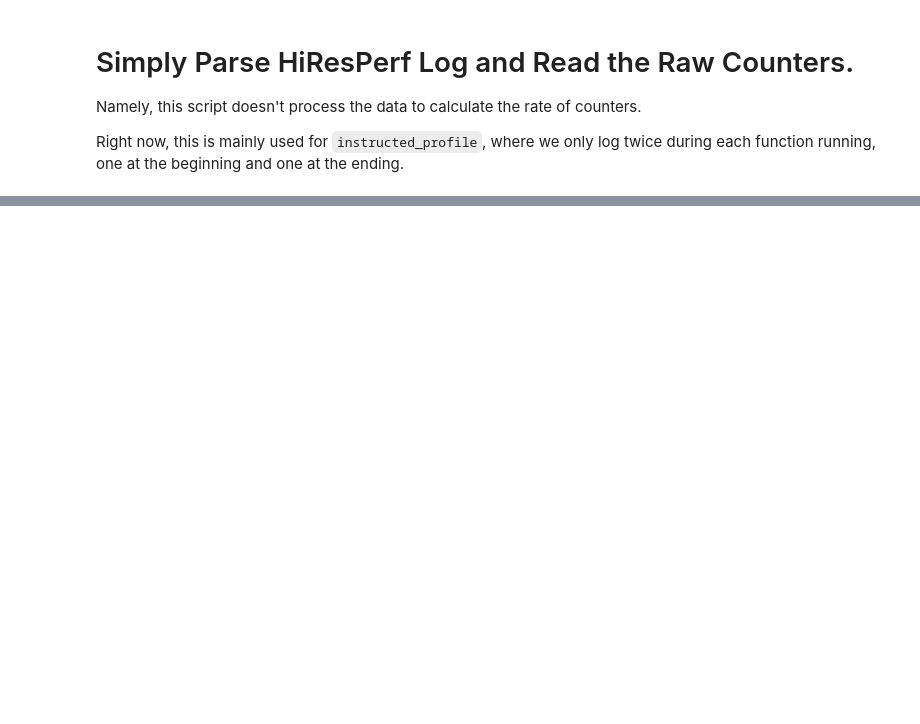
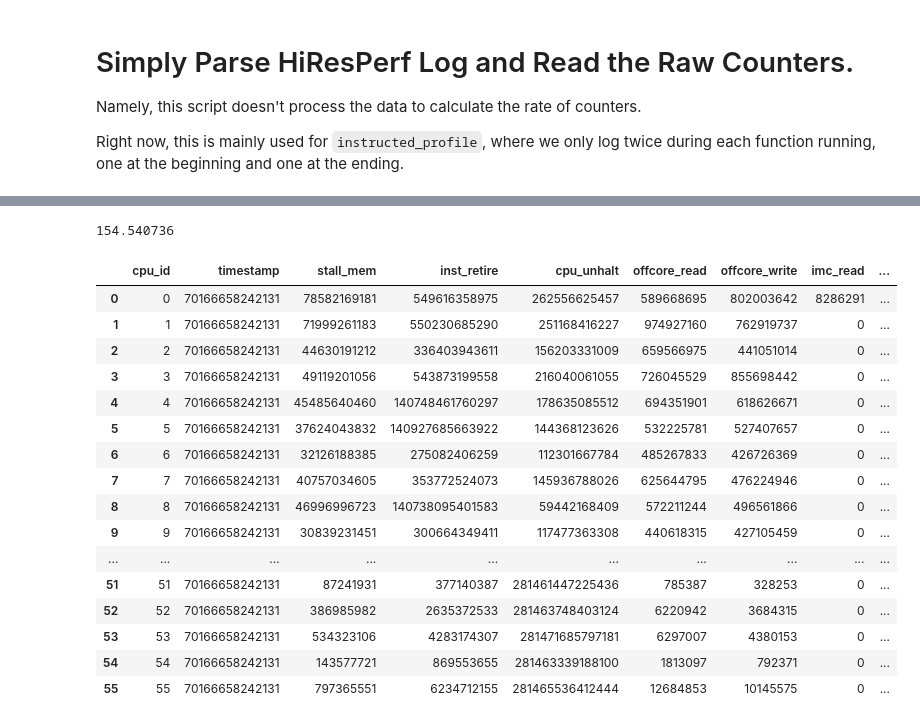
Before and after one commit to totoroyyb/hiresperf, a Jupyter notebook: parsing/parse_hrp_raw_counters.ipynb, the cells around one changed output, grey strips where cells are left out. Drawn from its saved outputs; the diff is of its cells as text; code cells hidden in the pictures; blank space fills up the shorter version.

```diff
--- a/parsing/parse_hrp_raw_counters.ipynb
+++ b/parsing/parse_hrp_raw_counters.ipynb
@@ -86,8 +88,8 @@ def calc_data_in_range(time_range: tuple[int, int], df: pd.DataFrame, use_offcor
 
     diff = pd.DataFrame({
         'cpu_id': merged['cpu_id'],
-        f'{c1_diff_name}': merged['offcore_read_end'] - merged['offcore_read_start'],
-        f'{c2_diff_name}': merged['offcore_write_end'] - merged['offcore_write_start']
+        f'{c1_diff_name}': merged[f'{c1_name}_end'] - merged[f'{c1_name}_start'],
+        f'{c2_diff_name}': merged[f'{c2_name}_end'] - merged[f'{c2_name}_start']
     })
     print(f"Duration: {(timestamp_max - timestamp_min)/1999/1e6:.5f} s")
 
@@ -119,3 +121,3 @@ df["timestamp"].min(), df["timestamp"].max()
 # %%
-calc_data_in_range((df["timestamp"].min(), df["timestamp"].max()), df, use_offcore=True)
+out_df = calc_data_in_range((df["timestamp"].min(), df["timestamp"].max()), df, use_offcore=False)
 # %% [output]
@@ -141,0 +198,24 @@ IMC total transferred ((read+write) * 64): 10324.38 MB
+# %%
+(21381145782 - 21379910376 + (17452380814 - 17451201521)) * 64 / 1e6
+# %% [output]
+154.540736
+# %%
+out_df[out_df["timestamp"] == out_df["timestamp"].min()]
+# %% [output]
+|  | cpu_id | timestamp | stall_mem | inst_retire | cpu_unhalt | offcore_read | offcore_write | imc_read | ... |
+| 0 | 0 | 70166658242131 | 78582169181 | 549616358975 | 262556625457 | 589668695 | 802003642 | 8286291 | ... |
+| 1 | 1 | 70166658242131 | 71999261183 | 550230685290 | 251168416227 | 974927160 | 762919737 | 0 | ... |
+| 2 | 2 | 70166658242131 | 44630191212 | 336403943611 | 156203331009 | 659566975 | 441051014 | 0 | ... |
+| 3 | 3 | 70166658242131 | 49119201056 | 543873199558 | 216040061055 | 726045529 | 855698442 | 0 | ... |
+| 4 | 4 | 70166658242131 | 45485640460 | 140748461760297 | 178635085512 | 694351901 | 618626671 | 0 | ... |
+| 5 | 5 | 70166658242131 | 37624043832 | 140927685663922 | 144368123626 | 532225781 | 527407657 | 0 | ... |
+| 6 | 6 | 70166658242131 | 32126188385 | 275082406259 | 112301667784 | 485267833 | 426726369 | 0 | ... |
+| 7 | 7 | 70166658242131 | 40757034605 | 353772524073 | 145936788026 | 625644795 | 476224946 | 0 | ... |
+| 8 | 8 | 70166658242131 | 46996996723 | 140738095401583 | 59442168409 | 572211244 | 496561866 | 0 | ... |
+| 9 | 9 | 70166658242131 | 30839231451 | 300664349411 | 117477363308 | 440618315 | 427105459 | 0 | ... |
+| ... | ... | ... | ... | ... | ... | ... | ... | ... | ... |
+| 51 | 51 | 70166658242131 | 87241931 | 377140387 | 281461447225436 | 785387 | 328253 | 0 | ... |
+| 52 | 52 | 70166658242131 | 386985982 | 2635372533 | 281463748403124 | 6220942 | 3684315 | 0 | ... |
+| 53 | 53 | 70166658242131 | 534323106 | 4283174307 | 281471685797181 | 6297007 | 4380153 | 0 | ... |
+| 54 | 54 | 70166658242131 | 143577721 | 869553655 | 281463339188100 | 1813097 | 792371 | 0 | ... |
+| 55 | 55 | 70166658242131 | 797365551 | 6234712155 | 281465536412444 | 12684853 | 10145575 | 0 | ... |
```
Also changed, not shown: parts of 10 cells of this notebook.
